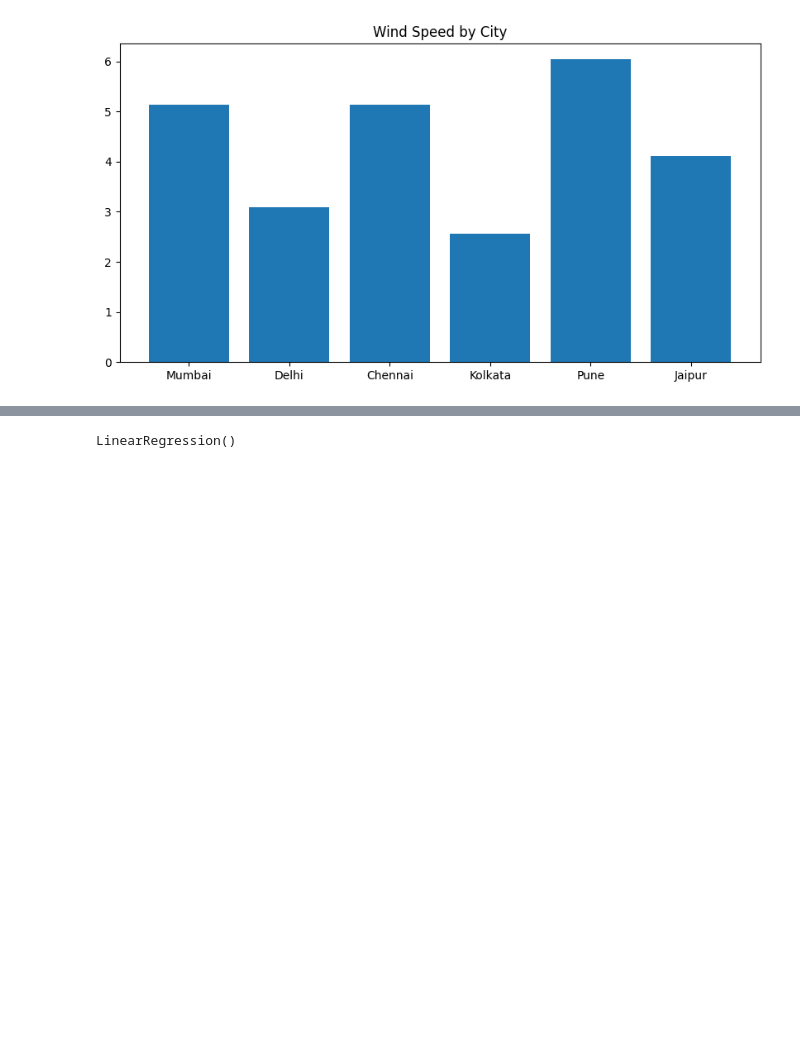
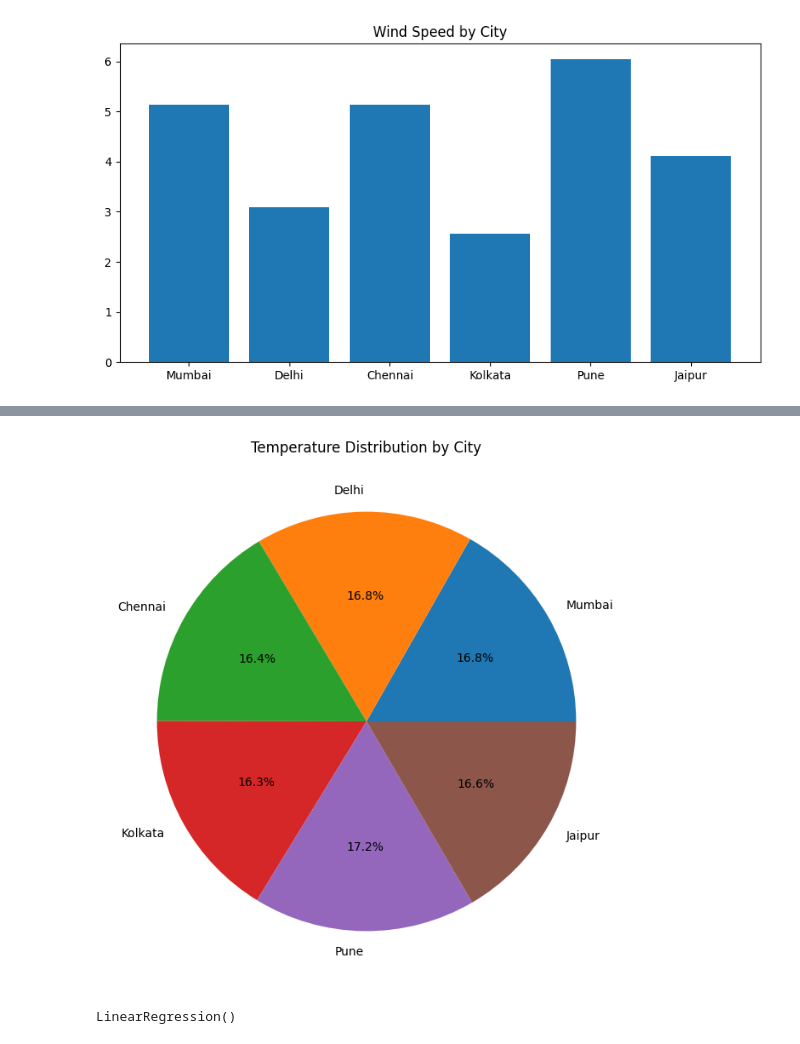
Before and after one commit to Rupashree0806/rupa-codeboosters-2026, a Jupyter notebook: miniproject5.ipynb, the cells around one changed output, grey strips where cells are left out. Saved outputs shown, nothing was run; the diff lists cells and outputs as text; code cells hidden in the pictures; blank space fills up the shorter version.

```diff
--- a/miniproject5.ipynb
+++ b/miniproject5.ipynb
@@ -177,3 +191,17 @@ plt.show()
+# %%
+plt.figure(figsize=(8,8))
+
+plt.pie(
+    df['temperature'],
+    labels=df['city'],
+    autopct='%1.1f%%'
+)
+
+plt.title('Temperature Distribution by City')
+
+plt.show()
+# %% [output]
+[figure, added]
 # %%
 from sklearn.model_selection import train_test_split
 from sklearn.linear_model import LinearRegression
```
Also changed, not shown: parts of 1 cell of this notebook.
